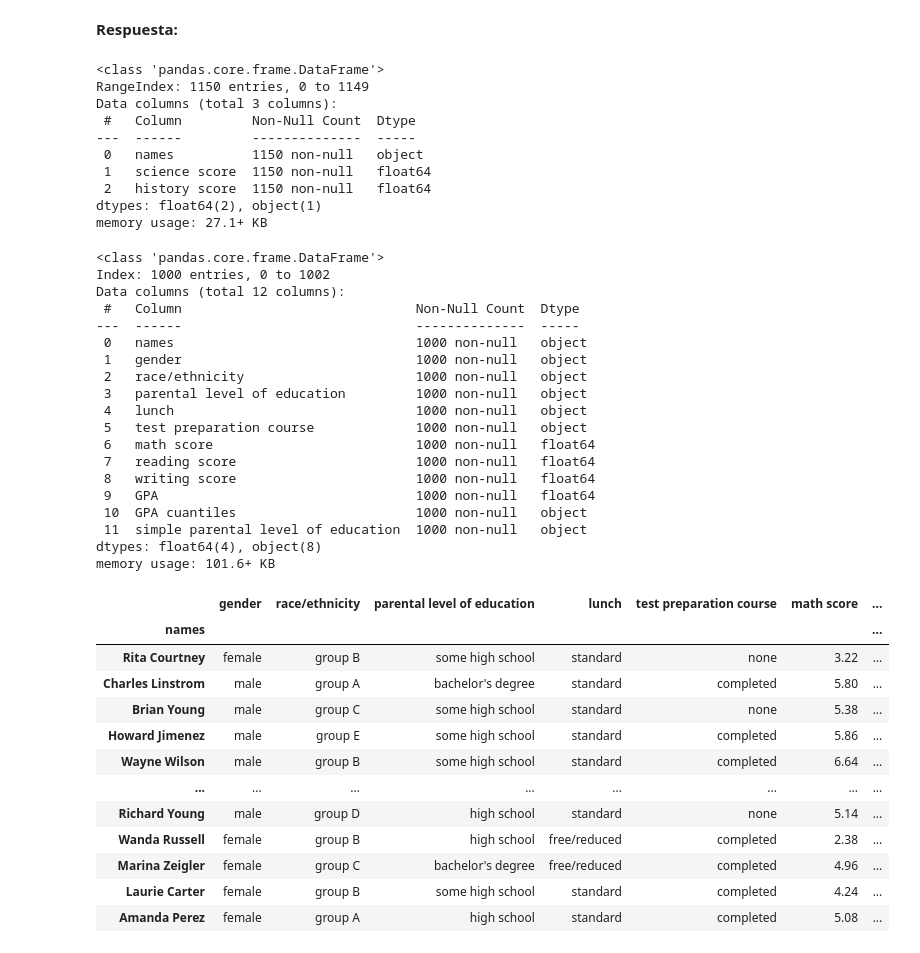
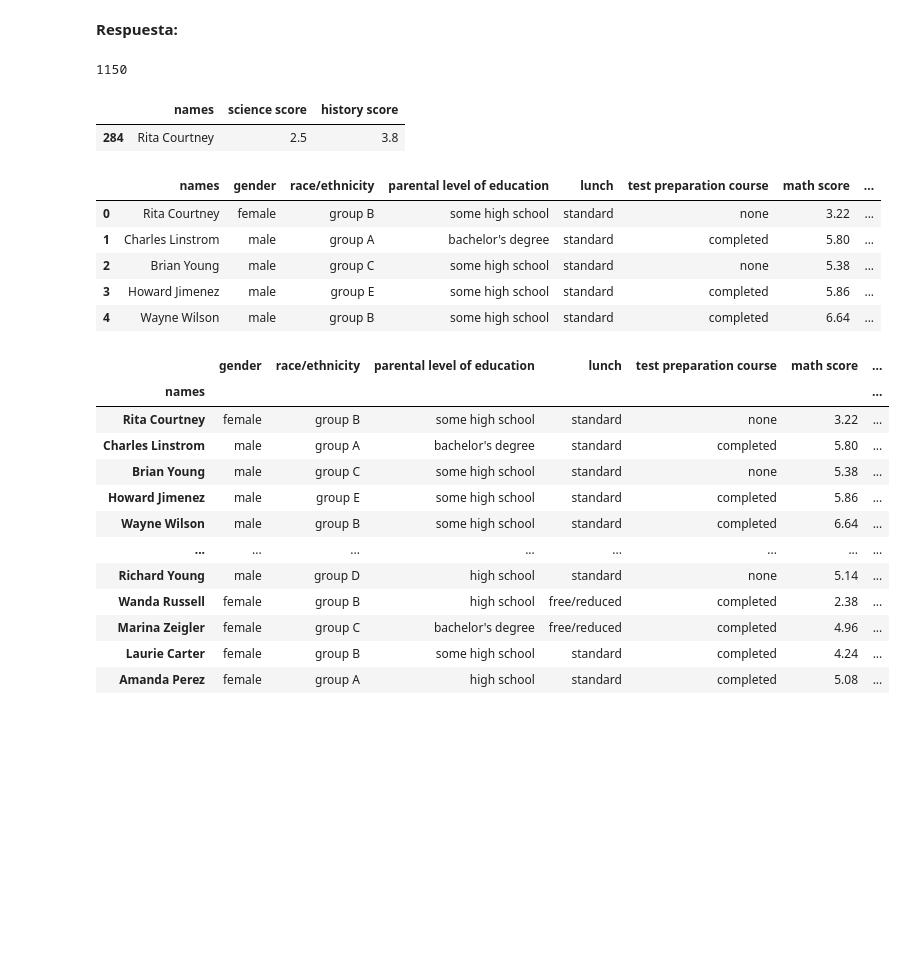
Before and after one commit to carinunez/Labs_MDS, a Jupyter notebook: lab3/Lab3.ipynb, the cells around one changed output. Saved outputs shown, nothing was run; the diff lists cells and outputs as text; code cells hidden in the pictures; blank space fills up the shorter version.

```diff
--- a/lab3/Lab3.ipynb
+++ b/lab3/Lab3.ipynb
@@ -841,40 +841,21 @@ Para esto, carge el archivo `other_grades.csv` y busque la forma de unir ambos D
 # %%
 # Inserte su respuesta aquí
 other_grades = pd.read_csv("other_grades.csv")
-other_grades.info()
+print(len(other_grades))
+other_grades[other_grades["names"] == "Rita Courtney"]
 # %% [output]
-<class 'pandas.core.frame.DataFrame'>
-RangeIndex: 1150 entries, 0 to 1149
-Data columns (total 3 columns):
- #   Column         Non-Null Count  Dtype
----  ------         --------------  -----
- 0   names          1150 non-null   object
- 1   science score  1150 non-null   float64
- 2   history score  1150 non-null   float64
-dtypes: float64(2), object(1)
-memory usage: 27.1+ KB
+1150
+|  | names | science score | history score |
+| 284 | Rita Courtney | 2.5 | 3.8 |
 # %%
-df_grades.info()
+df_grades.head()
 # %% [output]
-<class 'pandas.core.frame.DataFrame'>
-Index: 1000 entries, 0 to 1002
-Data columns (total 12 columns):
- #   Column                              Non-Null Count  Dtype
----  ------                              --------------  -----
- 0   names                               1000 non-null   object
- 1   gender                              1000 non-null   object
- 2   race/ethnicity                      1000 non-null   object
- 3   parental level of education         1000 non-null   object
- 4   lunch                               1000 non-null   object
- 5   test preparation course             1000 non-null   object
- 6   math score                          1000 non-null   float64
- 7   reading score                       1000 non-null   float64
- 8   writing score                       1000 non-null   float64
- 9   GPA                                 1000 non-null   float64
- 10  GPA cuantiles                       1000 non-null   object
- 11  simple parental level of education  1000 non-null   object
-dtypes: float64(4), object(8)
-memory usage: 101.6+ KB
+|  | names | gender | race/ethnicity | parental level of education | lunch | test preparation course | math score | ... |
+| 0 | Rita Courtney | female | group B | some high school | standard | none | 3.22 | ... |
+| 1 | Charles Linstrom | male | group A | bachelor's degree | standard | completed | 5.80 | ... |
+| 2 | Brian Young | male | group C | some high school | standard | none | 5.38 | ... |
+| 3 | Howard Jimenez | male | group E | some high school | standard | completed | 5.86 | ... |
+| 4 | Wayne Wilson | male | group B | some high school | standard | completed | 6.64 | ... |
 # %%
 df_grades_outer = df_grades.set_index("names").join(other_grades.set_index("names"), how='outer') # 1
 df_grades_left = df_grades.set_index("names").join(other_grades.set_index("names"), how='left') # 2
```
Also changed, not shown: parts of 9 cells of this notebook.
